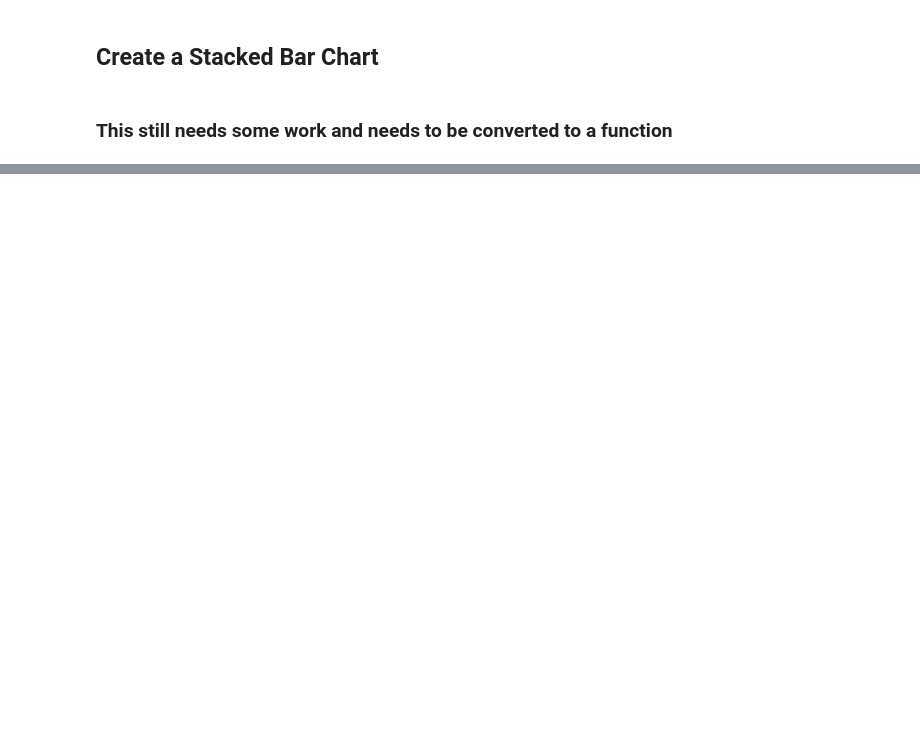
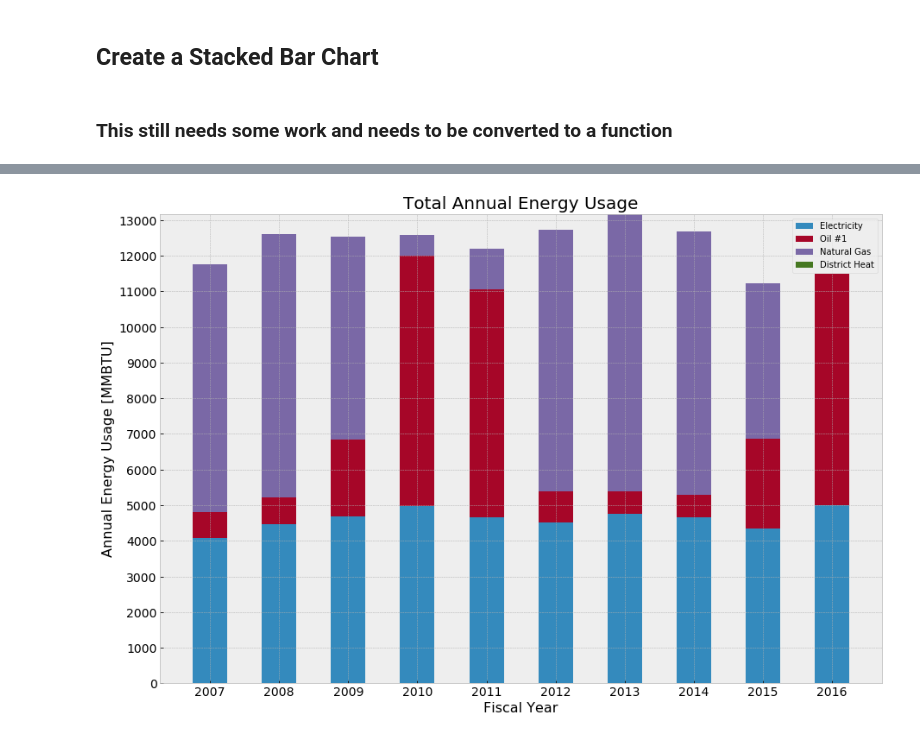
Before and after one commit to alanmitchell/fnsb-benchmark, a Jupyter notebook: testing/FNSB Graph Mock-Ups.ipynb, the cells around one changed output, grey strips where cells are left out. Saved outputs shown, nothing was run; the diff lists cells and outputs as text; code cells hidden in the pictures; blank space fills up the shorter version.

```diff
--- a/testing/FNSB Graph Mock-Ups.ipynb
+++ b/testing/FNSB Graph Mock-Ups.ipynb
@@ -178,0 +245,6 @@ plt.show()
+# %%
+energy_use_cols =  ['Electricity [MMBTU]', 'Oil #1 [MMBTU]', 'Natural Gas [MMBTU]', 'District Heat [MMBTU']
+
+energy_use_stacked_bar(test_df, 'Fiscal Year', energy_use_cols,'stacked_bar_annual_energy_usage.png')
+# %% [output]
+[figure, added]
```
Also changed, not shown: parts of 8 cells of this notebook, 4 other files.
